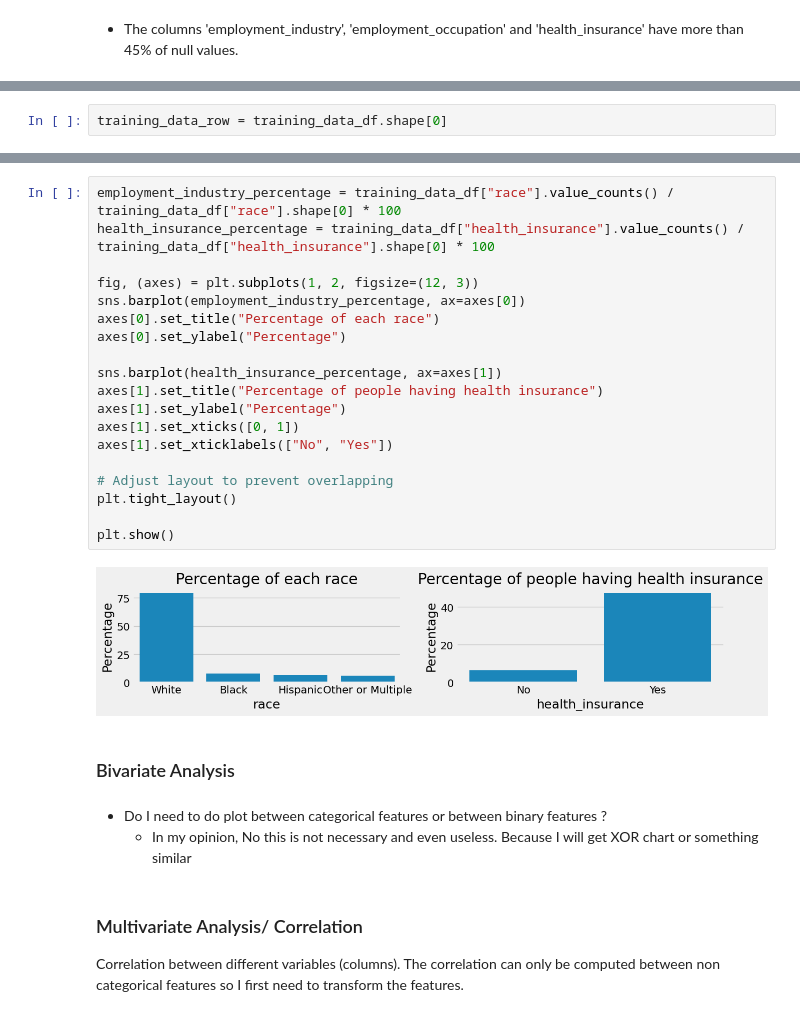
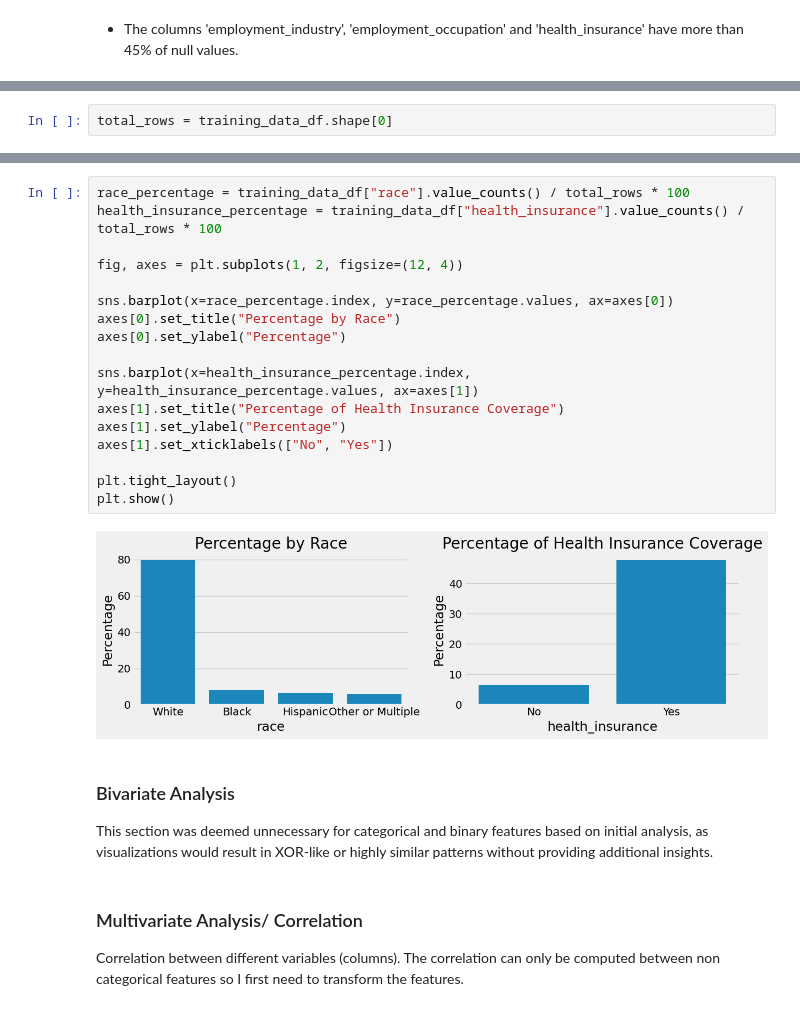
Before and after one commit to koadegno/predict-flu-vaccines, a Jupyter notebook: data_analysis.ipynb, the cells around one changed output, grey strips where cells are left out. Drawn from its saved outputs; the diff is of its cells as text.

```diff
--- a/data_analysis.ipynb
+++ b/data_analysis.ipynb
@@ -129,3 +134,3 @@ plt.show()
 # %%
-training_data_row = training_data_df.shape[0]
+total_rows = training_data_df.shape[0]
 # %%
@@ -156,29 +162,25 @@ plt.show
 # %%
-employment_industry_percentage = training_data_df["race"].value_counts() / training_data_df["race"].shape[0] * 100
-health_insurance_percentage = training_data_df["health_insurance"].value_counts() / training_data_df["health_insurance"].shape[0] * 100
+race_percentage = training_data_df["race"].value_counts() / total_rows * 100
+health_insurance_percentage = training_data_df["health_insurance"].value_counts() / total_rows * 100
 
-fig, (axes) = plt.subplots(1, 2, figsize=(12, 3))
-sns.barplot(employment_industry_percentage, ax=axes[0])
-axes[0].set_title("Percentage of each race")
+fig, axes = plt.subplots(1, 2, figsize=(12, 4))
+
+sns.barplot(x=race_percentage.index, y=race_percentage.values, ax=axes[0])
+axes[0].set_title("Percentage by Race")
 axes[0].set_ylabel("Percentage")
 
-sns.barplot(health_insurance_percentage, ax=axes[1])
-axes[1].set_title("Percentage of people having health insurance")
+sns.barplot(x=health_insurance_percentage.index, y=health_insurance_percentage.values, ax=axes[1])
+axes[1].set_title("Percentage of Health Insurance Coverage")
 axes[1].set_ylabel("Percentage")
-axes[1].set_xticks([0, 1])
 axes[1].set_xticklabels(["No", "Yes"])
 
-# Adjust layout to prevent overlapping
 plt.tight_layout()
-
 plt.show()
 # %% [output]
-[figure, old version]
+[figure, new version]
-# %% [markdown]
-### Bivariate Analysis
-# %% [markdown]
-- Do I need to do plot between categorical features or between binary features ?
-	- In my opinion, No this is not necessary and even useless. Because I will get XOR chart or something similar
+# %% [markdown]
+### Bivariate Analysis
+This section was deemed unnecessary for categorical and binary features based on initial analysis, as visualizations would result in XOR-like or highly similar patterns without providing additional insights.
 # %% [markdown]
 ### Multivariate Analysis/ Correlation
 
```
Also changed, not shown: parts of 83 cells of this notebook.
